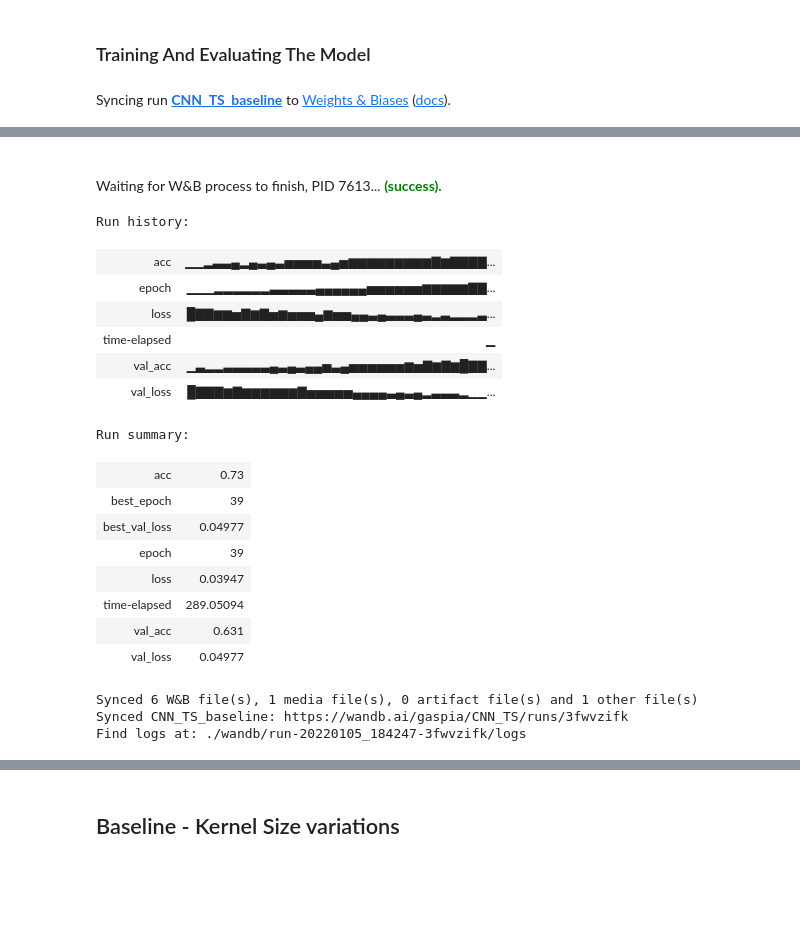
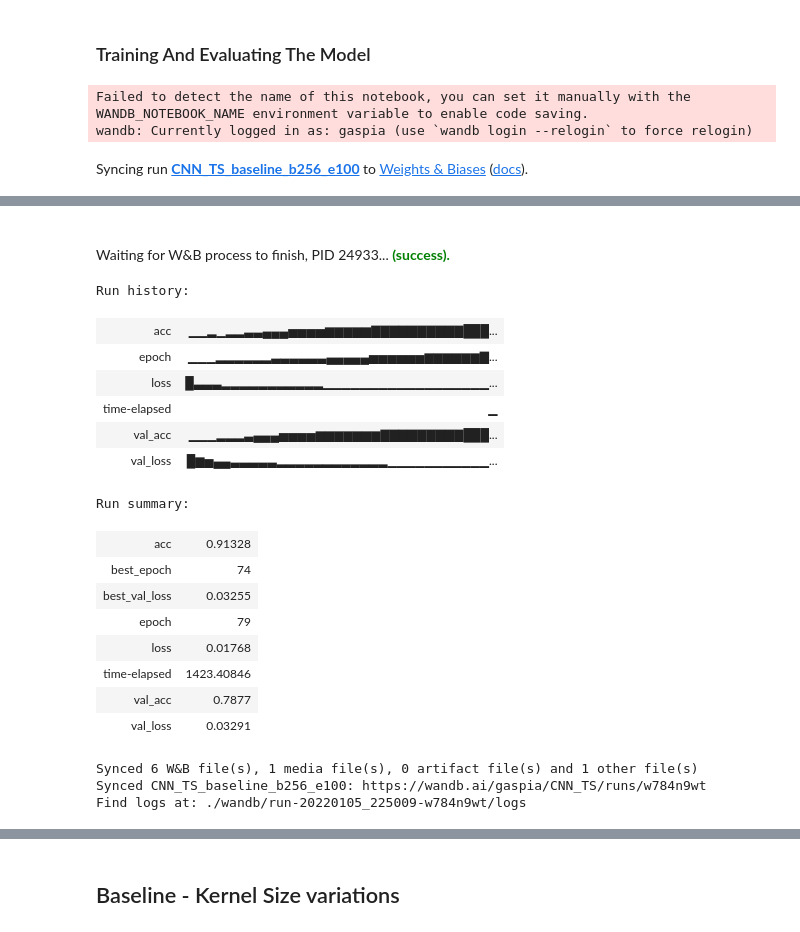
Before and after one commit to gaspia/DLNN-TrafficSign, a Jupyter notebook: TS_CNN_00.ipynb, the cells around one changed output, grey strips where cells are left out. Cells and saved outputs as stored; diff of their text form; code cells hidden in the pictures; blank space fills up the shorter version.

```diff
--- a/TS_CNN_00.ipynb
+++ b/TS_CNN_00.ipynb
@@ -150,3 +143,8 @@ mlops_config = {
+# %%
+#Generic dataset parameters
+img_width, img_height = 64, 64
+batch_size = 256
+cat_num = get_num_classes(train_dir)
 # %% [markdown]
 # Dataset exploration and preprocessing
 # %%
@@ -363,7 +357,7 @@ baseline_model.compile(loss='binary_crossentropy', optimizer='adam', metrics=['a
 # %%
 # Common attributes:
 mlops_config['steps_per_epoch'] = 5
-mlops_config['epochs'] = 40
+mlops_config['epochs'] = 100
 mlops_config['validation_steps'] = 20
 mlops_config['loss'] = 'binary_crossentropy'
 mlops_config['optimizer'] = 'adam'
@@ -375,7 +369,7 @@ mlops_config['patience'] = 5
 early_stopping = EarlyStopping (patience=mlops_config['patience'], monitor='val_loss', mode='min', restore_best_weights=True)
 # %%
 # MLOps init and callback
-wandb.init(name='CNN_TS_baseline' , project='CNN_TS', config=mlops_config)
+wandb.init(name='CNN_TS_baseline_b256_e100' , project='CNN_TS', config=mlops_config)
 
 start = timeit.default_timer()
 
@@ -393,4 +387,6 @@ wandb.log({'time-elapsed': stop - start})
 
 wandb.finish()
 # %% [output]
+Failed to detect the name of this notebook, you can set it manually with the WANDB_NOTEBOOK_NAME environment variable to enable code saving.
+wandb: Currently logged in as: gaspia (use `wandb login --relogin` to force relogin)
-Syncing run CNN_TS_baseline to Weights & Biases (docs).
+Syncing run CNN_TS_baseline_b256_e100 to Weights & Biases (docs).
@@ -414,20 +410,20 @@ Time Elapsed:  289.05093530899967
-Waiting for W&B process to finish, PID 7613... (success).
+Waiting for W&B process to finish, PID 24933... (success).
-Run history:
+Run history:
-| acc | ▁▁▂▃▃▄▂▄▃▄▃▅▅▅▅▃▄▅▆▆▆▆▆▆▆▆▆▇▆▇▇▇▇... |
-| epoch | ▁▁▁▂▂▂▂▂▂▃▃▃▃▃▄▄▄▄▄▄▅▅▅▅▅▅▆▆▆▆▆▇▇... |
-| loss | █▇▇▆▆▅▇▆▇▅▆▅▅▅▄▆▅▅▄▄▃▄▃▃▃▄▃▂▃▂▂▂▃... |
+| acc | ▁▁▂▁▂▂▃▃▄▄▄▅▅▅▅▆▆▆▆▆▇▇▇▇▇▇▇▇▇▇███... |
+| epoch | ▁▁▁▂▂▂▂▂▂▃▃▃▃▃▃▄▄▄▄▄▅▅▅▅▅▅▆▆▆▆▆▆▇... |
+| loss | █▃▃▃▂▂▂▂▂▂▂▂▂▂▂▁▁▁▁▁▁▁▁▁▁▁▁▁▁▁▁▁▁... |
 | time-elapsed | ▁ |
-| val_acc | ▁▃▂▂▃▃▃▃▃▄▃▄▃▄▄▅▃▄▅▅▅▅▅▅▆▅▇▆▇▆█▇▇... |
-| val_loss | █▇▇▇▆▇▆▆▆▆▆▆▇▅▅▅▅▅▄▄▄▄▃▄▃▄▂▃▃▃▂▁▁... |
+| val_acc | ▁▁▁▂▂▂▃▄▄▄▅▅▅▅▆▆▆▆▆▆▆▇▇▇▇▇▇▇▇▇███... |
+| val_loss | █▆▅▄▄▃▃▃▃▃▂▂▂▂▂▂▂▂▂▂▂▂▁▁▁▁▁▁▁▁▁▁▁... |
-Run summary:
+Run summary:
-| acc | 0.73 |
-| best_epoch | 39 |
-| best_val_loss | 0.04977 |
-| epoch | 39 |
-| loss | 0.03947 |
-| time-elapsed | 289.05094 |
-| val_acc | 0.631 |
-| val_loss | 0.04977 |
+| acc | 0.91328 |
+| best_epoch | 74 |
+| best_val_loss | 0.03255 |
+| epoch | 79 |
+| loss | 0.01768 |
+| time-elapsed | 1423.40846 |
+| val_acc | 0.7877 |
+| val_loss | 0.03291 |
-Synced 6 W&B file(s), 1 media file(s), 0 artifact file(s) and 1 other file(s)
-Synced CNN_TS_baseline: https://wandb.ai/gaspia/CNN_TS/runs/3fwvzifk
-Find logs at: ./wandb/run-20220105_184247-3fwvzifk/logs
+Synced 6 W&B file(s), 1 media file(s), 0 artifact file(s) and 1 other file(s)
+Synced CNN_TS_baseline_b256_e100: https://wandb.ai/gaspia/CNN_TS/runs/w784n9wt
+Find logs at: ./wandb/run-20220105_225009-w784n9wt/logs
```
Also changed, not shown: parts of 13 cells of this notebook.
